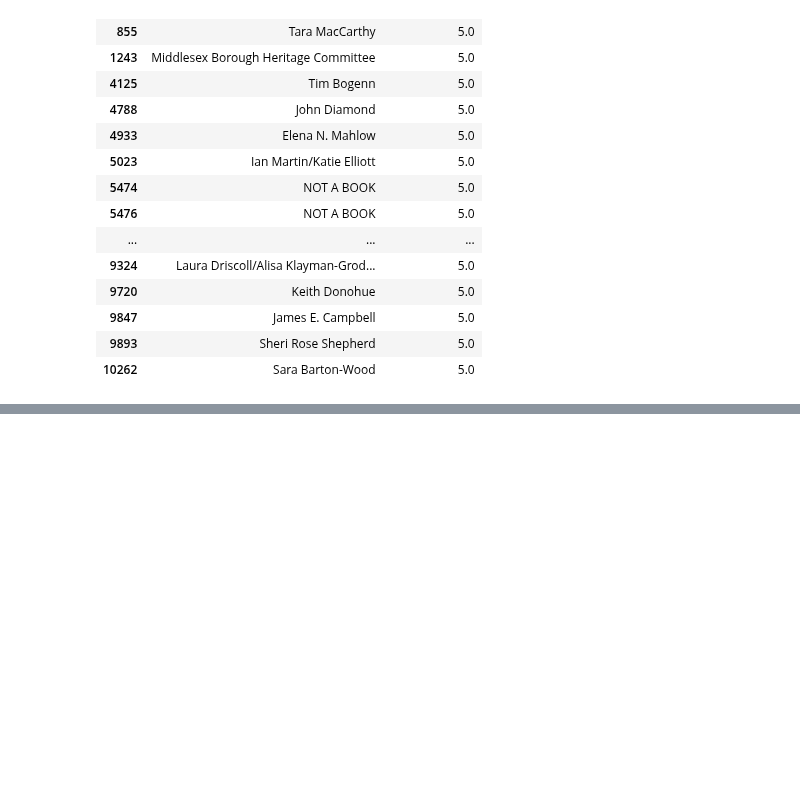
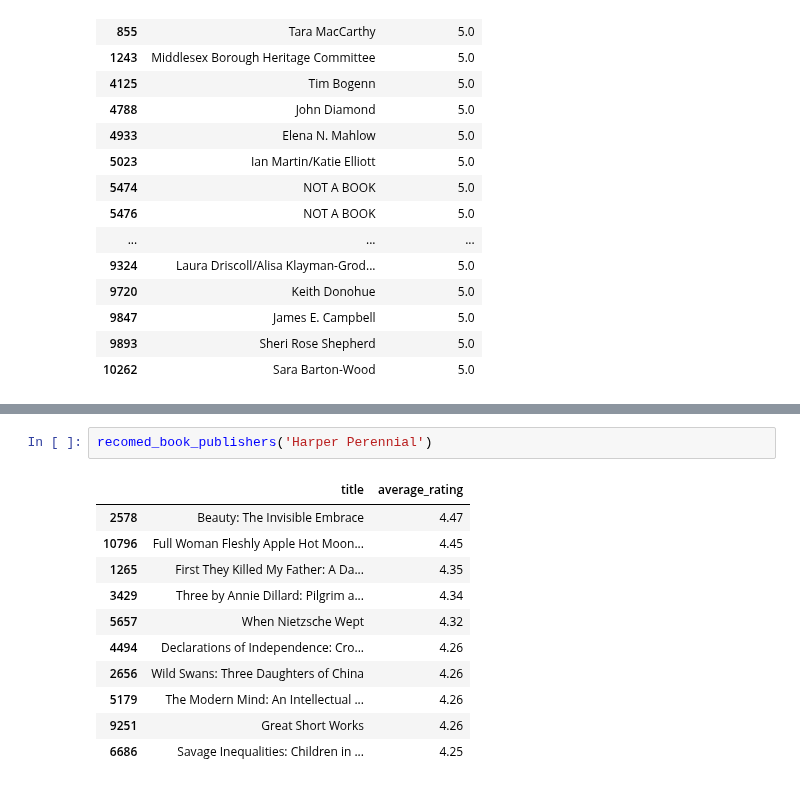
Before and after one commit to shailesh2210/Book-recommendation-system, a Jupyter notebook: Books Recommendation System.ipynb, the cells around one changed output, grey strips where cells are left out. Saved outputs shown, nothing was run; the diff lists cells and outputs as text; blank space fills up the shorter version.

```diff
--- a/Books Recommendation System.ipynb
+++ b/Books Recommendation System.ipynb
@@ -380,0 +414,14 @@ Name: 624, dtype: object
+# %%
+recomed_book_publishers('Harper Perennial')
+# %% [output]
+|  | title | average_rating |
+| 2578 | Beauty: The Invisible Embrace | 4.47 |
+| 10796 | Full Woman Fleshly Apple Hot Moon... | 4.45 |
+| 1265 | First They Killed My Father: A Da... | 4.35 |
+| 3429 | Three by Annie Dillard: Pilgrim a... | 4.34 |
+| 5657 | When Nietzsche Wept | 4.32 |
+| 4494 | Declarations of Independence: Cro... | 4.26 |
+| 2656 | Wild Swans: Three Daughters of China | 4.26 |
+| 5179 | The Modern Mind: An Intellectual ... | 4.26 |
+| 9251 | Great Short Works | 4.26 |
+| 6686 | Savage Inequalities: Children in ... | 4.25 |
```
Also changed, not shown: parts of 17 cells of this notebook.
